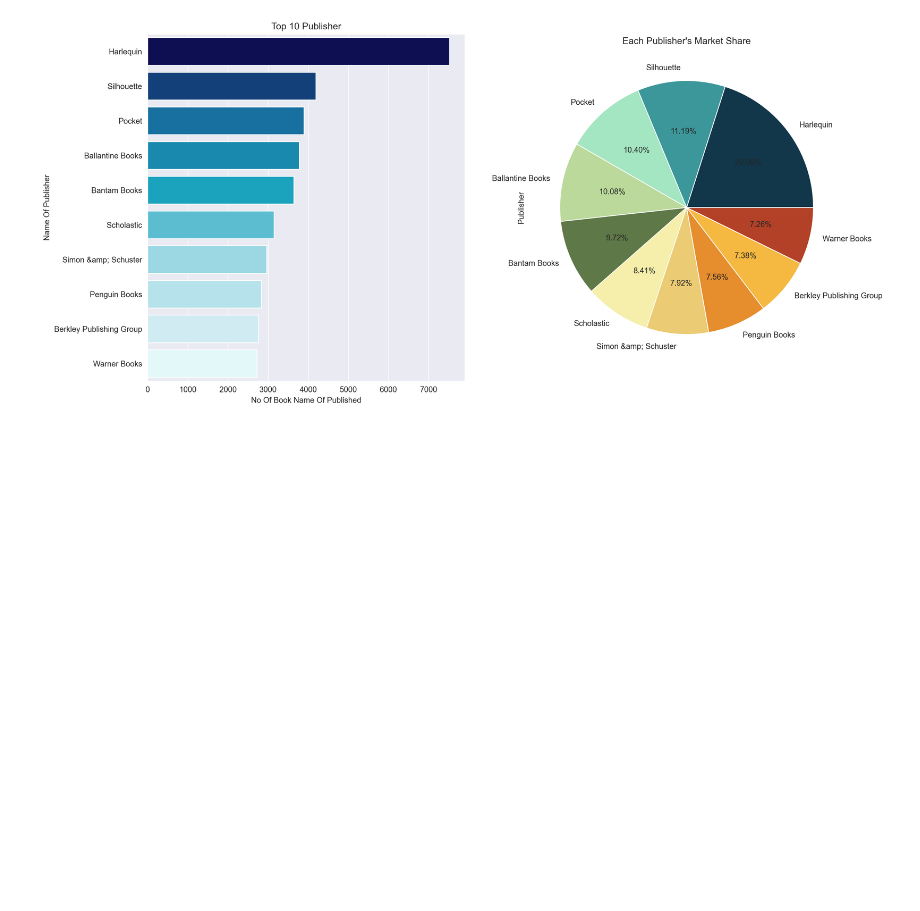
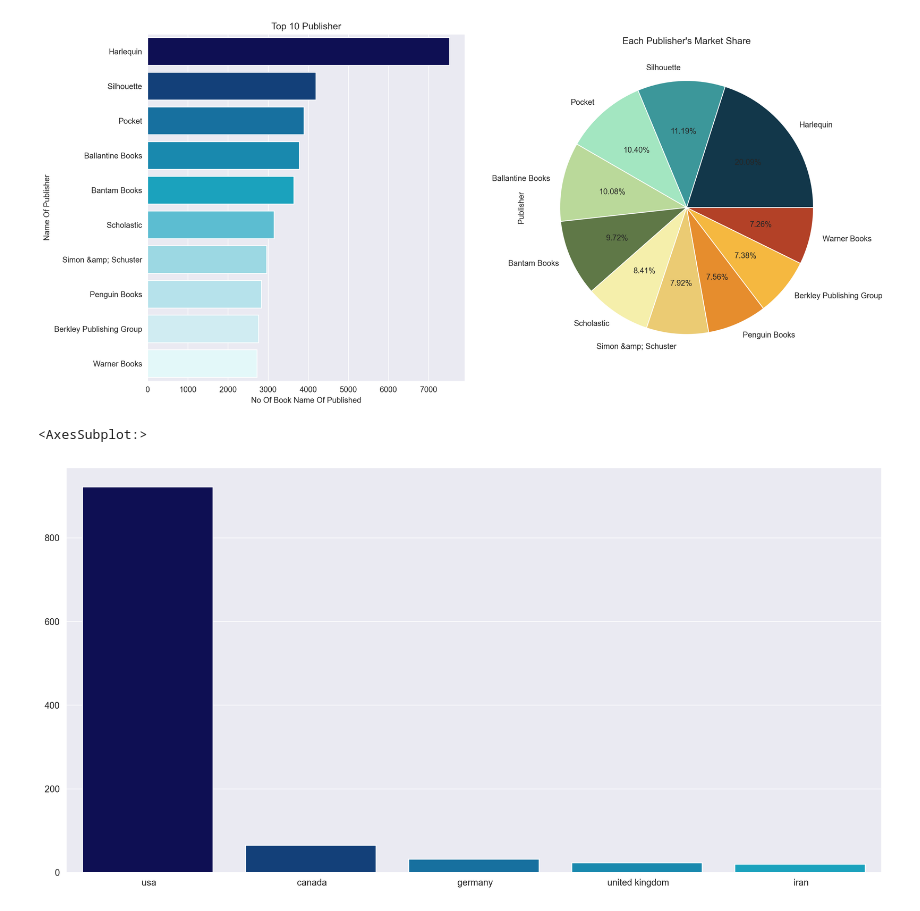
Before and after one commit to kunal-mallick/Book_Recommendation, a Jupyter notebook: Data Preprocessing & EDA/EDA.ipynb, the cells around one changed output. Drawn from its saved outputs; the diff is of its cells as text; code cells hidden in the pictures; blank space fills up the shorter version.

```diff
--- a/Data Preprocessing & EDA/EDA.ipynb
+++ b/Data Preprocessing & EDA/EDA.ipynb
@@ -454,0 +490,6 @@ rate_no_zero = rate.drop(index_drop)
+# %%
+Author_rating =[]
+
+for i in Harlequin_Author:
+    a = round(rate[rate['Book-Author'] == i].loc[:,'rating'].mean())
+    Author_rating.append(a)
@@ -454,0 +511,6 @@ rate_no_zero = rate.drop(index_drop)
+# %%
+Silhouette = rate[rate['Publisher'] == 'Silhouette']
+
+Silhouette['sold'] = Silhouette['ISBN'].apply(lambda x: ratings_raw[ratings_raw['ISBN'] == x].loc[:,'Book-Rating'].shape[0])
+
+Silhouette['sold'].value_counts()
@@ -454,0 +545,13 @@ rate_no_zero = rate.drop(index_drop)
+# %%
+user_list = []
+
+for i in Silhouette['ISBN']:
+
+    user = ratings_raw[ratings_raw['ISBN'] == i].loc[:,'User-ID'].values
+    for y in user:
+        c = user_loc.iloc[y-1,3]
+        user_list.append(c)
+# %%
+Silhouette_user_list = pd.DataFrame({'country':user_list})
+
+Silhouette_user_list['country'].value_counts().head(10)
@@ -498,3 +618,10 @@ rate['Publisher'].value_counts().head(10).plot(kind='pie', autopct = '%.2f%%', a
 # %% [output]
 <AxesSubplot:title={'center':"Each Publisher's Market Share"}, ylabel='Publisher'>
 [figure]
+# %%
+sns.barplot(x = Silhouette_user_list['country'].value_counts().head(5).index,
+            y = Silhouette_user_list['country'].value_counts().head(5).values,
+            palette = ['#03045e', '#023e8a', '#0077b6', '#0096c7', '#00b4d8', '#48cae4', '#90e0ef', '#ade8f4', '#caf0f8', '#e0fbfc'])
+# %% [output]
+<AxesSubplot:>
+[figure, added]
```
Also changed, not shown: parts of 14 cells of this notebook.
